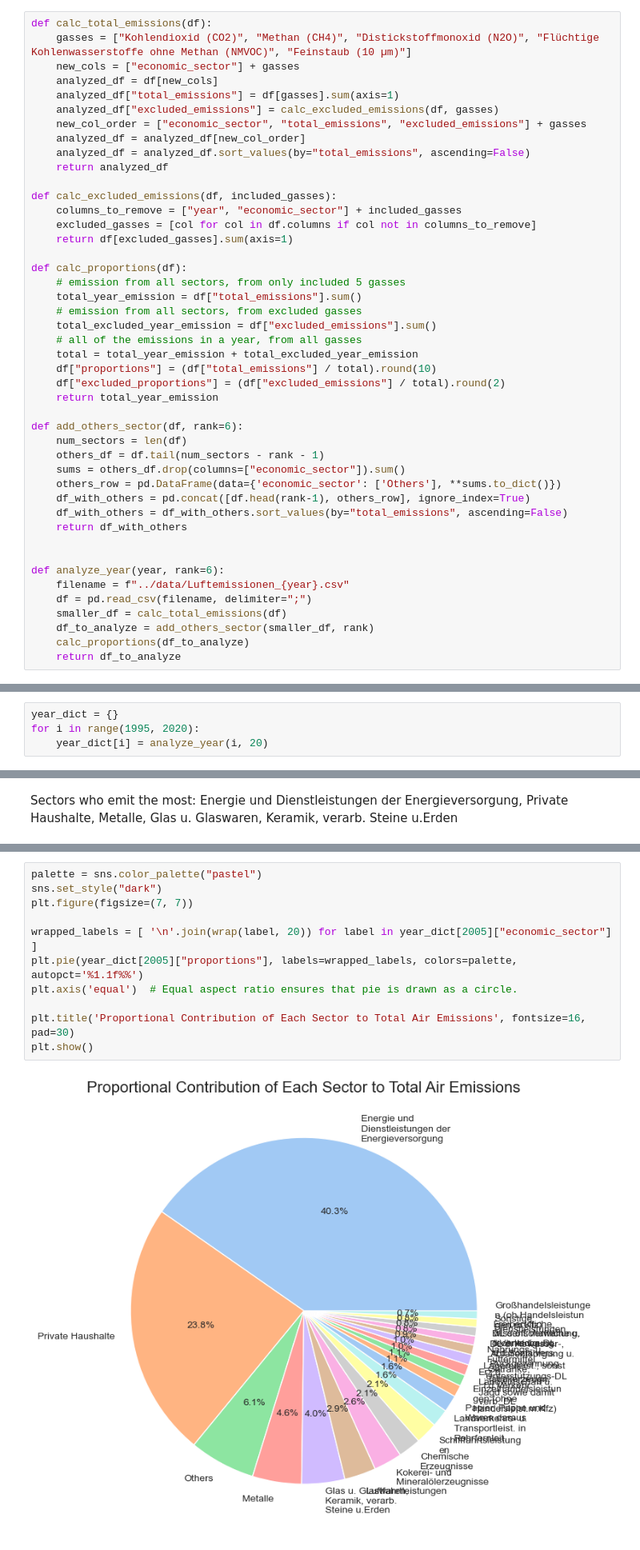
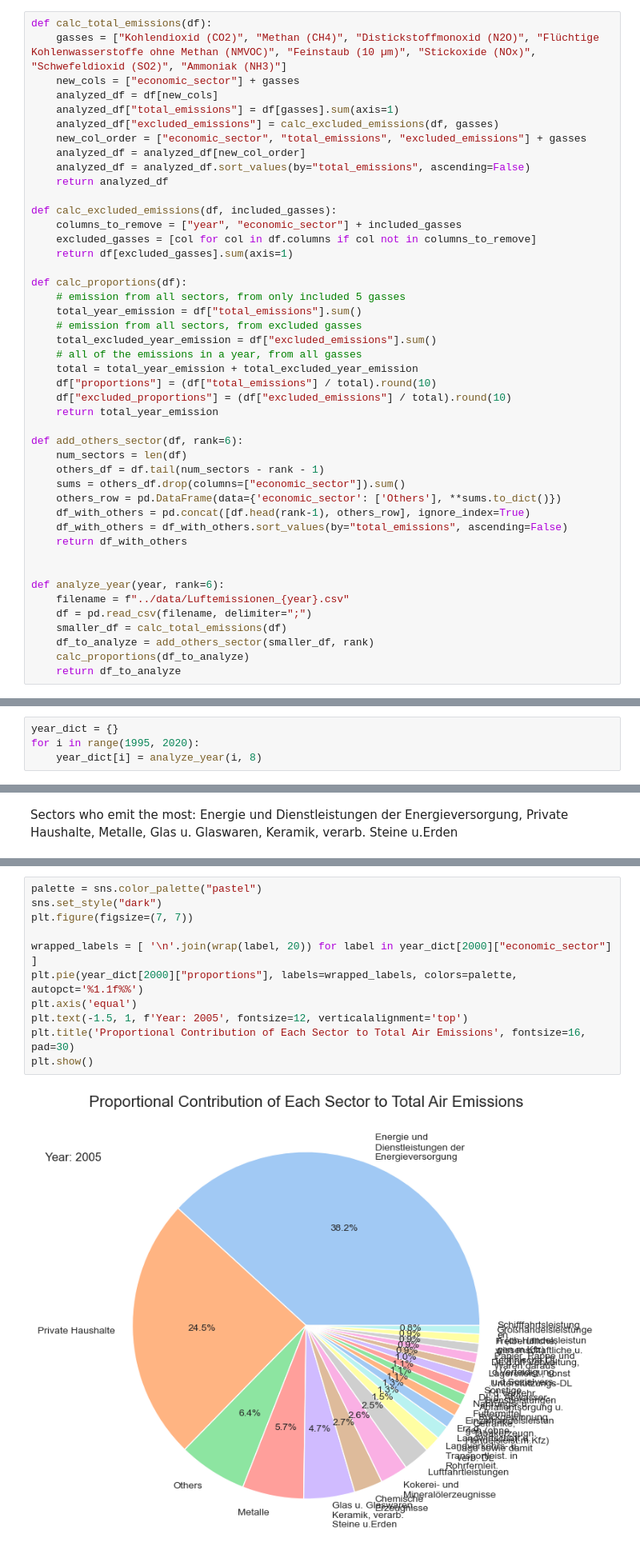
Before and after one commit to AyseAsude/FAU-MADE, a Jupyter notebook: project/analysis.ipynb, the cells around one changed output, grey strips where cells are left out. Shown at 80% size. Drawn from its saved outputs; the diff is of its cells as text.

```diff
--- a/project/analysis.ipynb
+++ b/project/analysis.ipynb
@@ -7,7 +7,7 @@ from textwrap import wrap
 pd.options.mode.copy_on_write = True
 # %%
 def calc_total_emissions(df):
-    gasses = ["Kohlendioxid (CO2)", "Methan (CH4)", "Distickstoffmonoxid (N2O)", "Flüchtige Kohlenwasserstoffe ohne Methan (NMVOC)", "Feinstaub (10 µm)"]
+    gasses = ["Kohlendioxid (CO2)", "Methan (CH4)", "Distickstoffmonoxid (N2O)", "Flüchtige Kohlenwasserstoffe ohne Methan (NMVOC)", "Feinstaub (10 µm)", "Stickoxide (NOx)", "Schwefeldioxid (SO2)", "Ammoniak (NH3)"]
     new_cols = ["economic_sector"] + gasses
     analyzed_df = df[new_cols]
     analyzed_df["total_emissions"] = df[gasses].sum(axis=1)
@@ -30,7 +30,7 @@ def calc_proportions(df):
     # all of the emissions in a year, from all gasses
     total = total_year_emission + total_excluded_year_emission
     df["proportions"] = (df["total_emissions"] / total).round(10)
-    df["excluded_proportions"] = (df["excluded_emissions"] / total).round(2)
+    df["excluded_proportions"] = (df["excluded_emissions"] / total).round(10)
     return total_year_emission
 
 def add_others_sector(df, rank=6):
@@ -116,7 +116,7 @@ def compare_two_years_by_sector(year_dict, year_1, year_2, sectors=["Energie und
 # %%
 year_dict = {}
 for i in range(1995, 2020):
-    year_dict[i] = analyze_year(i, 20)
+    year_dict[i] = analyze_year(i, 8)
 # %%
 def visualize_trend(dict_of_df, sector_name, limit):
     sns.set_style("darkgrid")
@@ -225,13 +191,13 @@ The palette list has fewer values (6) than needed (20) and will cycle, which may
 # %%
 palette = sns.color_palette("pastel")
 sns.set_style("dark")
 plt.figure(figsize=(7, 7))
 
-wrapped_labels = [ '\n'.join(wrap(label, 20)) for label in year_dict[2005]["economic_sector"] ]
-plt.pie(year_dict[2005]["proportions"], labels=wrapped_labels, colors=palette, autopct='%1.1f%%')
-plt.axis('equal')  # Equal aspect ratio ensures that pie is drawn as a circle.
-
+wrapped_labels = [ '\n'.join(wrap(label, 20)) for label in year_dict[2000]["economic_sector"] ]
+plt.pie(year_dict[2000]["proportions"], labels=wrapped_labels, colors=palette, autopct='%1.1f%%')
+plt.axis('equal')
+plt.text(-1.5, 1, f'Year: 2005', fontsize=12, verticalalignment='top')
 plt.title('Proportional Contribution of Each Sector to Total Air Emissions', fontsize=16, pad=30)
 plt.show()
 # %% [output]
-[figure, old version]
+[figure, new version]
```
Also changed, not shown: parts of 10 cells of this notebook, 1 other file.
